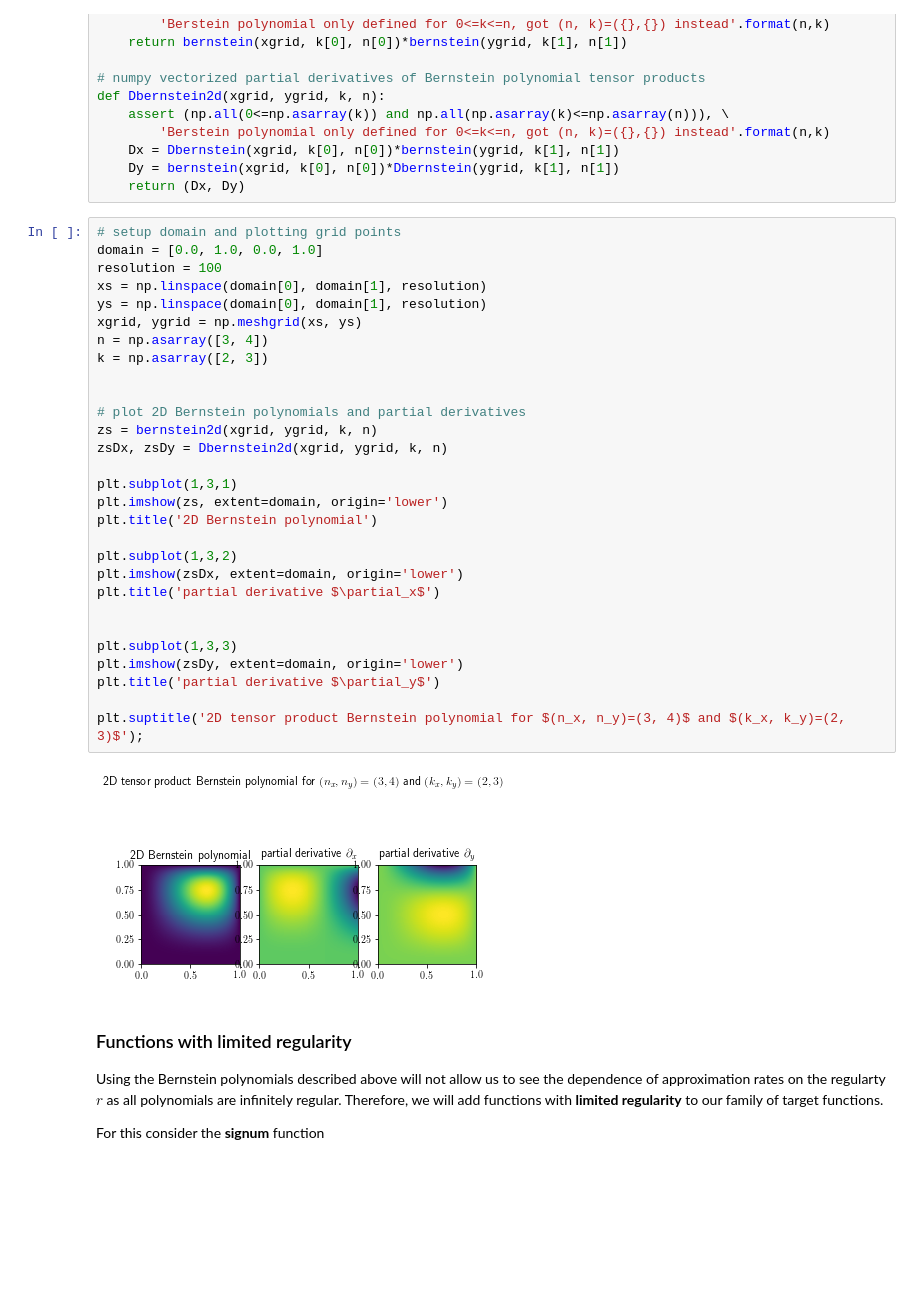
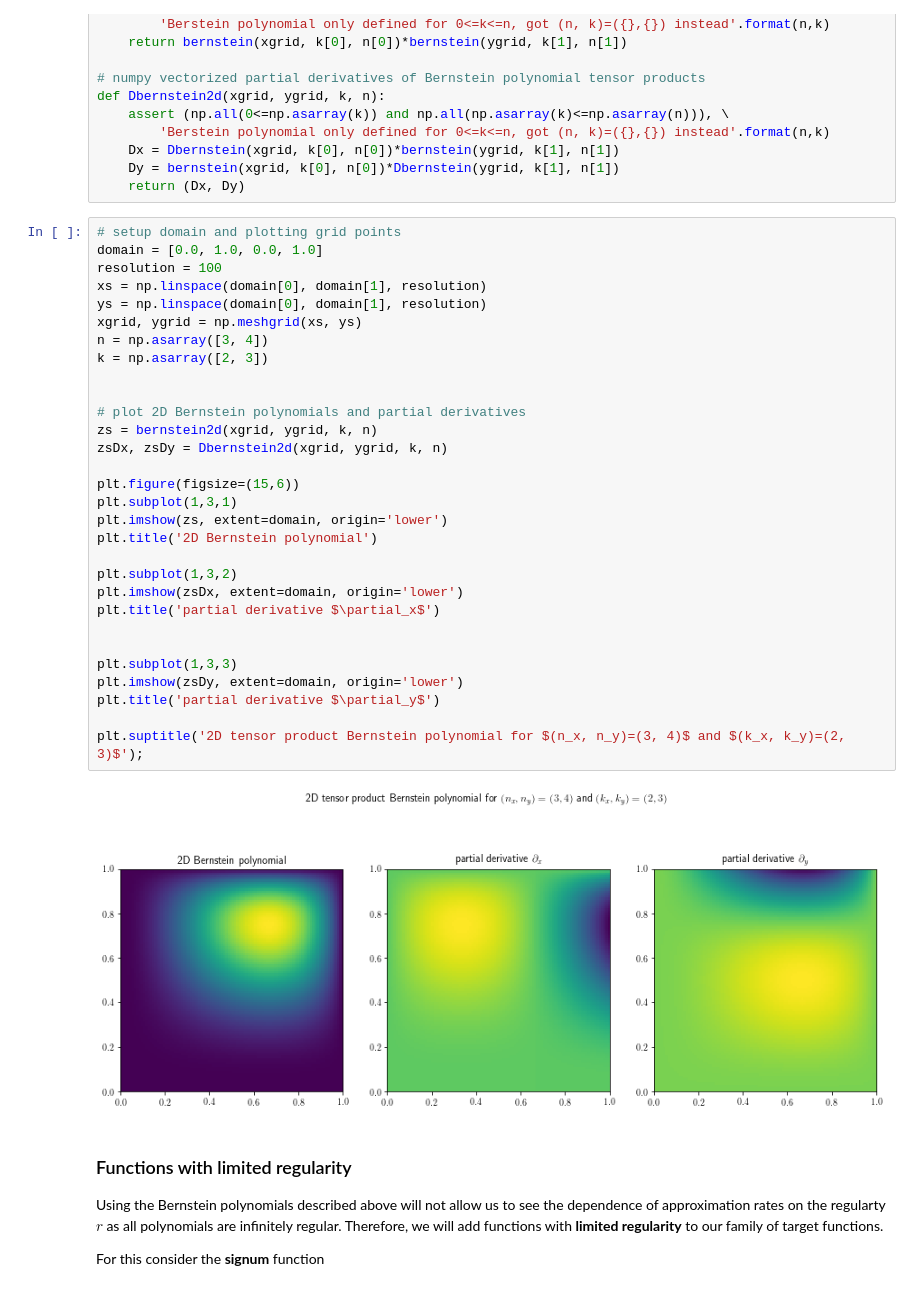
Before and after one commit to arsenal9971/TUB_MoDL, a Jupyter notebook: notebooks/Part-03-target-functions.ipynb, the cells around one changed output. Saved outputs shown, nothing was run; the diff lists cells and outputs as text; blank space fills up the shorter version.

```diff
--- a/notebooks/Part-03-target-functions.ipynb
+++ b/notebooks/Part-03-target-functions.ipynb
@@ -121,34 +121,35 @@ def Dbernstein2d(xgrid, ygrid, k, n):
 # %%
 # setup domain and plotting grid points
 domain = [0.0, 1.0, 0.0, 1.0]
 resolution = 100
 xs = np.linspace(domain[0], domain[1], resolution)
 ys = np.linspace(domain[0], domain[1], resolution)
 xgrid, ygrid = np.meshgrid(xs, ys)
 n = np.asarray([3, 4])
 k = np.asarray([2, 3])
 
 
 # plot 2D Bernstein polynomials and partial derivatives
 zs = bernstein2d(xgrid, ygrid, k, n)
 zsDx, zsDy = Dbernstein2d(xgrid, ygrid, k, n)
 
+plt.figure(figsize=(15,6))
 plt.subplot(1,3,1)
 plt.imshow(zs, extent=domain, origin='lower')
 plt.title('2D Bernstein polynomial')
 
 plt.subplot(1,3,2)
 plt.imshow(zsDx, extent=domain, origin='lower')
 plt.title('partial derivative $\partial_x$')
 
 
 plt.subplot(1,3,3)
 plt.imshow(zsDy, extent=domain, origin='lower')
 plt.title('partial derivative $\partial_y$')
 
 plt.suptitle('2D tensor product Bernstein polynomial for $(n_x, n_y)=(3, 4)$ and $(k_x, k_y)=(2, 3)$');
 # %% [output]
-[figure, old version]
+[figure, new version]
 # %% [markdown]
 ### Functions with limited regularity
 
```
Also changed, not shown: parts of 5 cells of this notebook, 4 other files.
